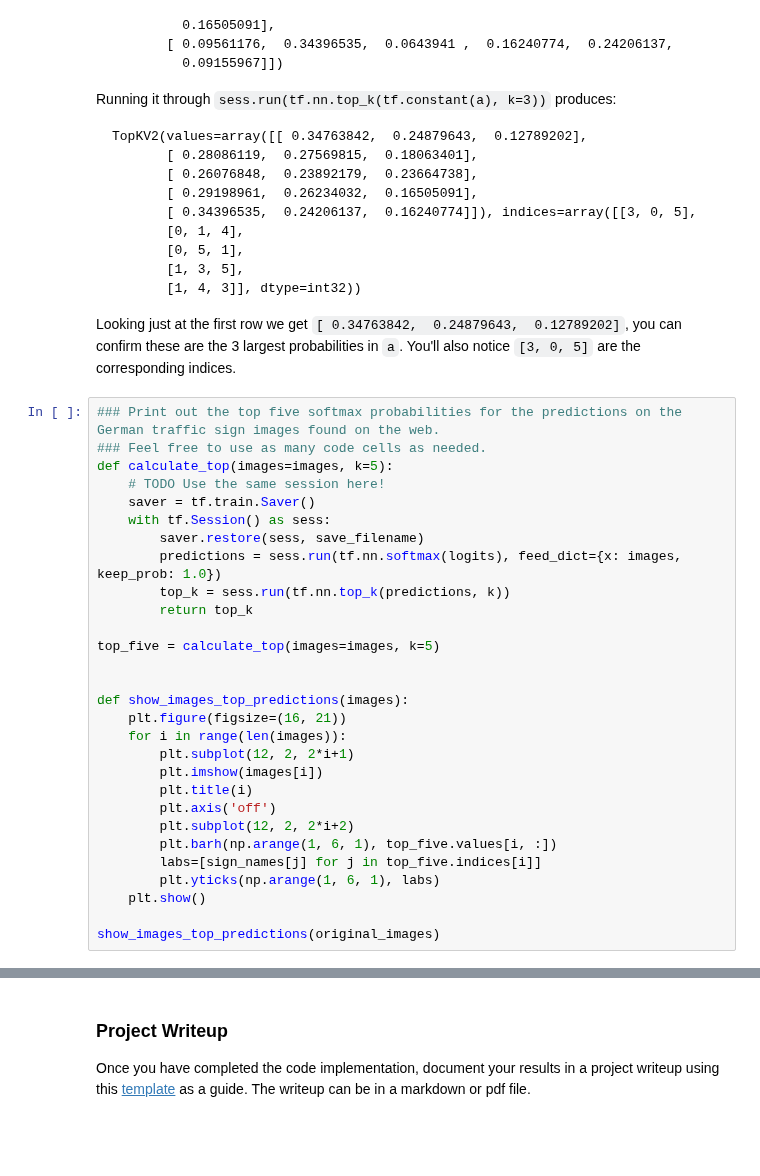
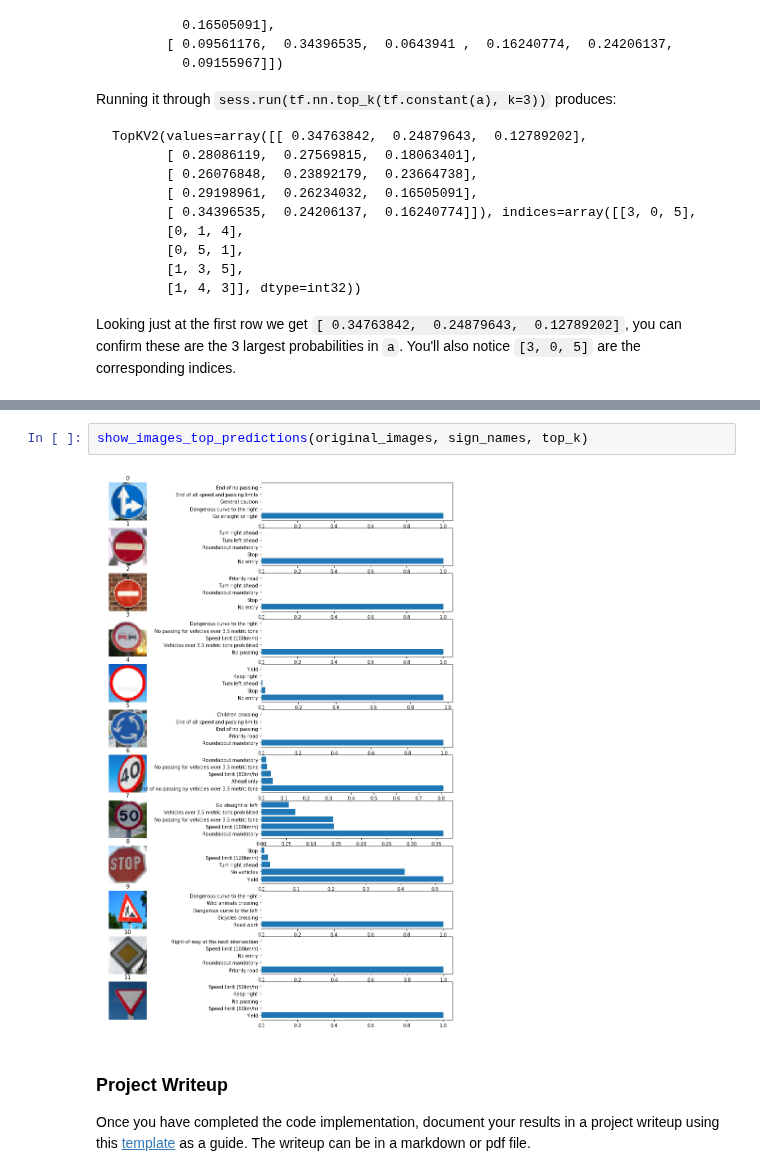
Before and after one commit to mccorby/Course-SDC, a Jupyter notebook: Term1/CarND-Traffic-Sign-Classifier-Project/Traffic_Sign_Classifier.ipynb, the cells around one changed output, grey strips where cells are left out. Cells and saved outputs as stored; diff of their text form; blank space fills up the shorter version.

````diff
--- a/Term1/CarND-Traffic-Sign-Classifier-Project/Traffic_Sign_Classifier.ipynb
+++ b/Term1/CarND-Traffic-Sign-Classifier-Project/Traffic_Sign_Classifier.ipynb
@@ -707,32 +617,3 @@ TopKV2(values=array([[ 0.34763842,  0.24879643,  0.12789202],
 ```
 
 Looking just at the first row we get `[ 0.34763842,  0.24879643,  0.12789202]`, you can confirm these are the 3 largest probabilities in `a`. You'll also notice `[3, 0, 5]` are the corresponding indices.
-# %%
-### Print out the top five softmax probabilities for the predictions on the German traffic sign images found on the web.
-### Feel free to use as many code cells as needed.
-def calculate_top(images=images, k=5):
-    # TODO Use the same session here!
-    saver = tf.train.Saver()
-    with tf.Session() as sess:
-        saver.restore(sess, save_filename)
-        predictions = sess.run(tf.nn.softmax(logits), feed_dict={x: images, keep_prob: 1.0})
-        top_k = sess.run(tf.nn.top_k(predictions, k))
-        return top_k
-
-top_five = calculate_top(images=images, k=5)
-
-
-def show_images_top_predictions(images):
-    plt.figure(figsize=(16, 21))
-    for i in range(len(images)):
-        plt.subplot(12, 2, 2*i+1)
-        plt.imshow(images[i])
-        plt.title(i)
-        plt.axis('off')
-        plt.subplot(12, 2, 2*i+2)
-        plt.barh(np.arange(1, 6, 1), top_five.values[i, :])
-        labs=[sign_names[j] for j in top_five.indices[i]]
-        plt.yticks(np.arange(1, 6, 1), labs)
-    plt.show()
-
-show_images_top_predictions(original_images)
@@ -742,3 +649,7 @@ show_images_top_predictions(original_images)
+# %%
+show_images_top_predictions(original_images, sign_names, top_k)
+# %% [output]
+[figure, added]
 # %% [markdown]
 ### Project Writeup
 
````
Also changed, not shown: parts of 25 cells of this notebook, 2 other files.
